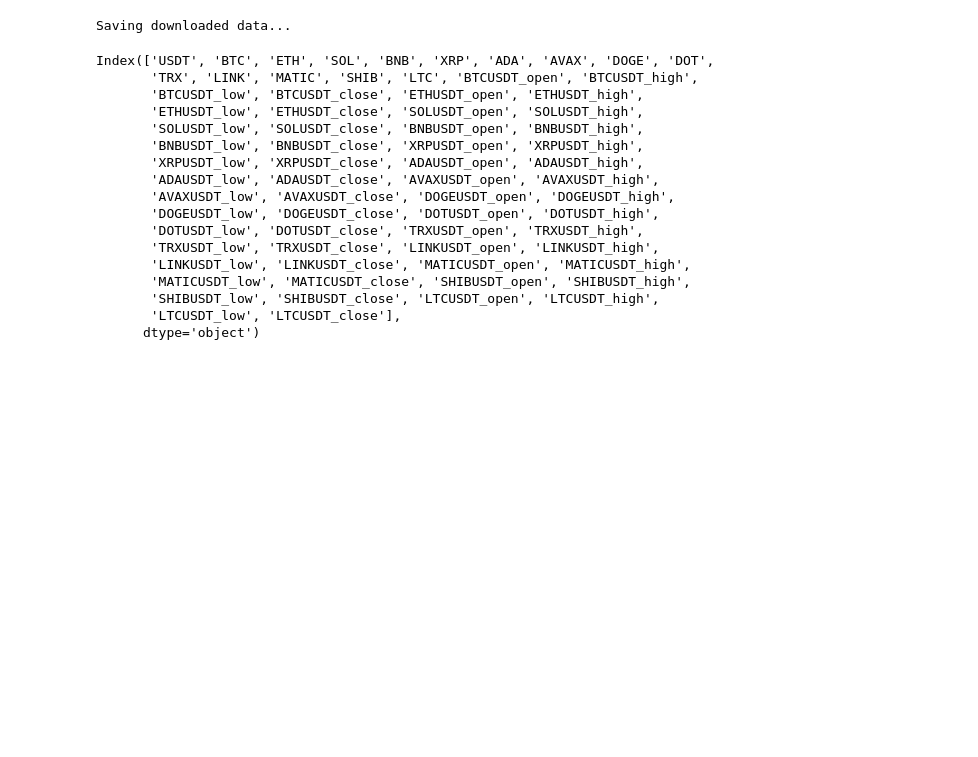
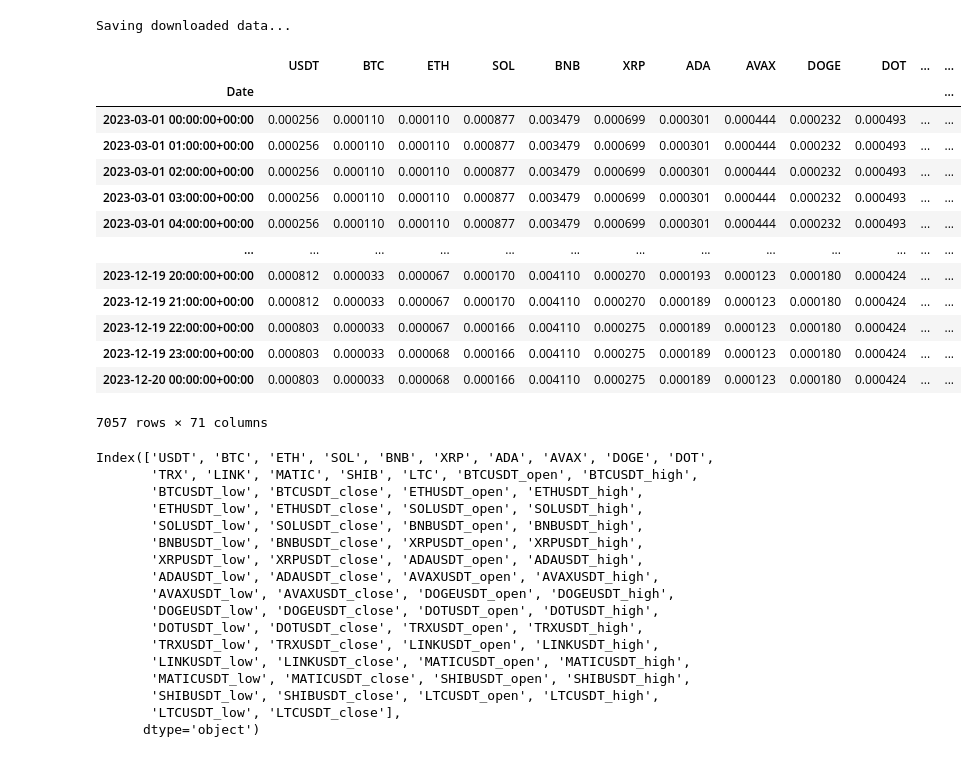
Before and after one commit to LouisChanCLY/crypto-notebooks, a Jupyter notebook: strat1/231225-z-model-top-coins.ipynb, the cells around one changed output. Cells and saved outputs as stored; diff of their text form; code cells hidden in the pictures; blank space fills up the shorter version.

```diff
--- a/strat1/231225-z-model-top-coins.ipynb
+++ b/strat1/231225-z-model-top-coins.ipynb
@@ -59,6 +59,23 @@ if not df_all:
 # %% [output]
 Local data file not found!
 Saving downloaded data...
+# %%
+df_all
+# %% [output]
+|  | USDT | BTC | ETH | SOL | BNB | XRP | ADA | AVAX | DOGE | DOT | ... | ... |
+| Date |  |  |  |  |  |  |  |  |  |  |  | ... |
+| 2023-03-01 00:00:00+00:00 | 0.000256 | 0.000110 | 0.000110 | 0.000877 | 0.003479 | 0.000699 | 0.000301 | 0.000444 | 0.000232 | 0.000493 | ... | ... |
+| 2023-03-01 01:00:00+00:00 | 0.000256 | 0.000110 | 0.000110 | 0.000877 | 0.003479 | 0.000699 | 0.000301 | 0.000444 | 0.000232 | 0.000493 | ... | ... |
+| 2023-03-01 02:00:00+00:00 | 0.000256 | 0.000110 | 0.000110 | 0.000877 | 0.003479 | 0.000699 | 0.000301 | 0.000444 | 0.000232 | 0.000493 | ... | ... |
+| 2023-03-01 03:00:00+00:00 | 0.000256 | 0.000110 | 0.000110 | 0.000877 | 0.003479 | 0.000699 | 0.000301 | 0.000444 | 0.000232 | 0.000493 | ... | ... |
+| 2023-03-01 04:00:00+00:00 | 0.000256 | 0.000110 | 0.000110 | 0.000877 | 0.003479 | 0.000699 | 0.000301 | 0.000444 | 0.000232 | 0.000493 | ... | ... |
+| ... | ... | ... | ... | ... | ... | ... | ... | ... | ... | ... | ... | ... |
+| 2023-12-19 20:00:00+00:00 | 0.000812 | 0.000033 | 0.000067 | 0.000170 | 0.004110 | 0.000270 | 0.000193 | 0.000123 | 0.000180 | 0.000424 | ... | ... |
+| 2023-12-19 21:00:00+00:00 | 0.000812 | 0.000033 | 0.000067 | 0.000170 | 0.004110 | 0.000270 | 0.000189 | 0.000123 | 0.000180 | 0.000424 | ... | ... |
+| 2023-12-19 22:00:00+00:00 | 0.000803 | 0.000033 | 0.000067 | 0.000166 | 0.004110 | 0.000275 | 0.000189 | 0.000123 | 0.000180 | 0.000424 | ... | ... |
+| 2023-12-19 23:00:00+00:00 | 0.000803 | 0.000033 | 0.000068 | 0.000166 | 0.004110 | 0.000275 | 0.000189 | 0.000123 | 0.000180 | 0.000424 | ... | ... |
+| 2023-12-20 00:00:00+00:00 | 0.000803 | 0.000033 | 0.000068 | 0.000166 | 0.004110 | 0.000275 | 0.000189 | 0.000123 | 0.000180 | 0.000424 | ... | ... |
+7057 rows × 71 columns
 # %%
 df_all.columns
 # %% [output]
```
Also changed, not shown: 2 other files.
